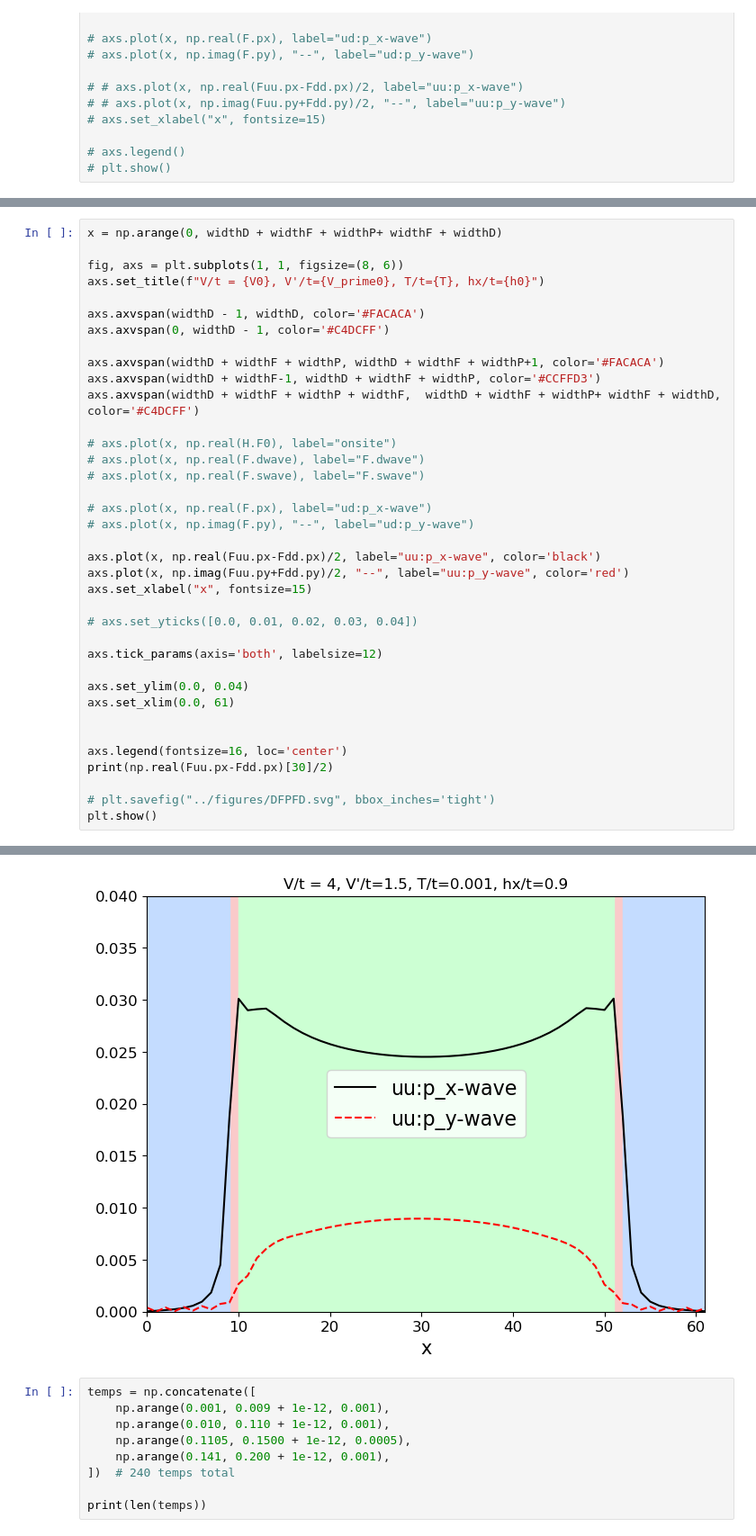
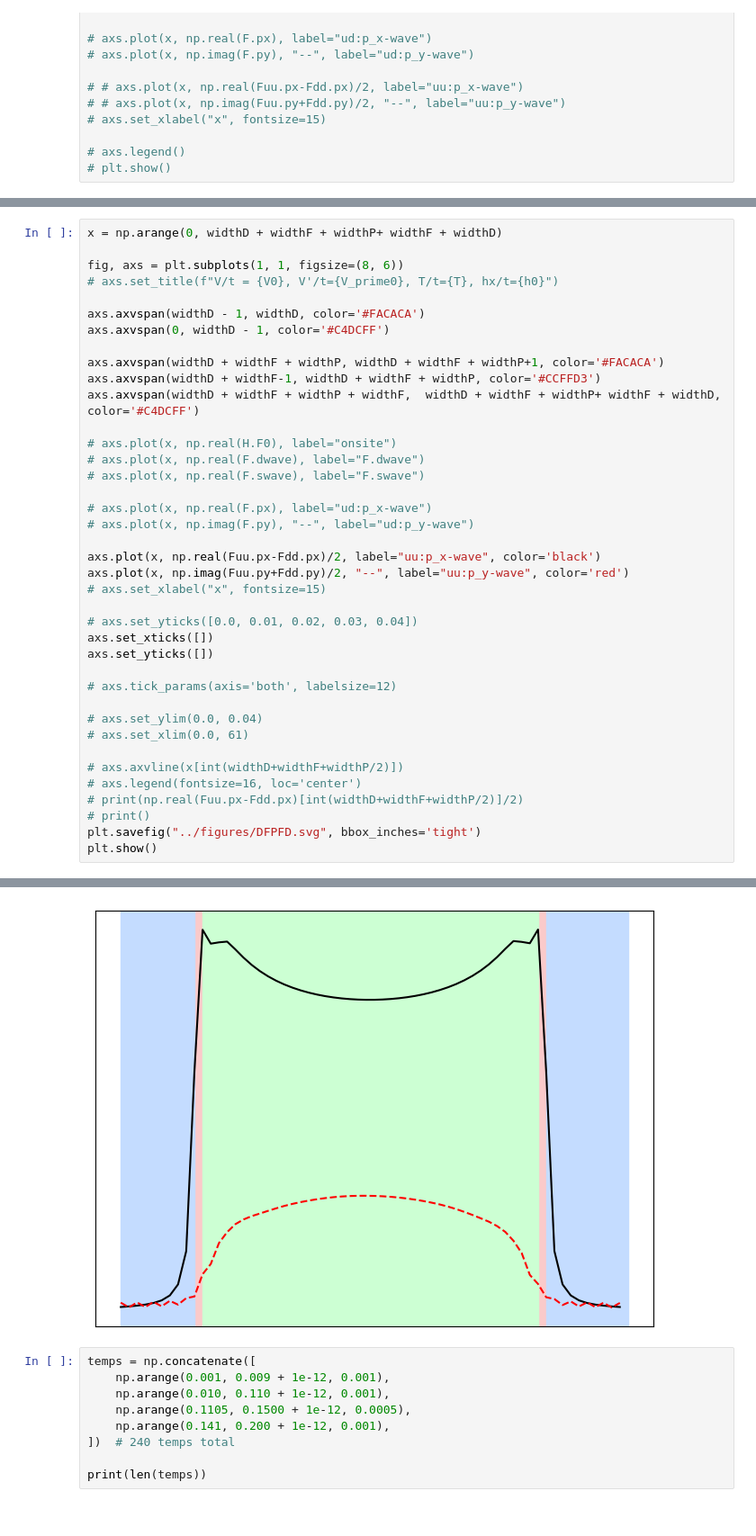
Before and after one commit to emilssp/master-thesis-codebase, a Jupyter notebook: notebooks2/DFPFD.ipynb, the cells around one changed output, grey strips where cells are left out. Shown at 90% size. Saved outputs shown, nothing was run; the diff lists cells and outputs as text.

```diff
--- a/notebooks2/DFPFD.ipynb
+++ b/notebooks2/DFPFD.ipynb
@@ -135,7 +135,7 @@ Converged after 81 iterations
 x = np.arange(0, widthD + widthF + widthP+ widthF + widthD)
 
 fig, axs = plt.subplots(1, 1, figsize=(8, 6))
-axs.set_title(f"V/t = {V0}, V'/t={V_prime0}, T/t={T}, hx/t={h0}")
+# axs.set_title(f"V/t = {V0}, V'/t={V_prime0}, T/t={T}, hx/t={h0}")
 
 axs.axvspan(widthD - 1, widthD, color='#FACACA')
 axs.axvspan(0, widthD - 1, color='#C4DCFF')
@@ -153,19 +153,21 @@ axs.axvspan(widthD + widthF + widthP + widthF,  widthD + widthF + widthP+ widthF
 
 axs.plot(x, np.real(Fuu.px-Fdd.px)/2, label="uu:p_x-wave", color='black')
 axs.plot(x, np.imag(Fuu.py+Fdd.py)/2, "--", label="uu:p_y-wave", color='red')
-axs.set_xlabel("x", fontsize=15)
+# axs.set_xlabel("x", fontsize=15)
 
 # axs.set_yticks([0.0, 0.01, 0.02, 0.03, 0.04])
+axs.set_xticks([])
+axs.set_yticks([])
 
-axs.tick_params(axis='both', labelsize=12)
+# axs.tick_params(axis='both', labelsize=12)
 
-axs.set_ylim(0.0, 0.04)
-axs.set_xlim(0.0, 61)
+# axs.set_ylim(0.0, 0.04)
+# axs.set_xlim(0.0, 61)
 
-
-axs.legend(fontsize=16, loc='center')
-print(np.real(Fuu.px-Fdd.px)[30]/2)
-
-# plt.savefig("../figures/DFPFD.svg", bbox_inches='tight')
+# axs.axvline(x[int(widthD+widthF+widthP/2)])
+# axs.legend(fontsize=16, loc='center')
+# print(np.real(Fuu.px-Fdd.px)[int(widthD+widthF+widthP/2)]/2)
+# print()
+plt.savefig("../figures/DFPFD.svg", bbox_inches='tight')
 plt.show()
 # %% [output]
@@ -173,4 +174,4 @@ plt.show()
-[figure, old version]
+[figure, new version]
 # %%
 temps = np.concatenate([
     np.arange(0.001, 0.009 + 1e-12, 0.001),
```
Also changed, not shown: parts of 2 cells of this notebook, 26 other files.
